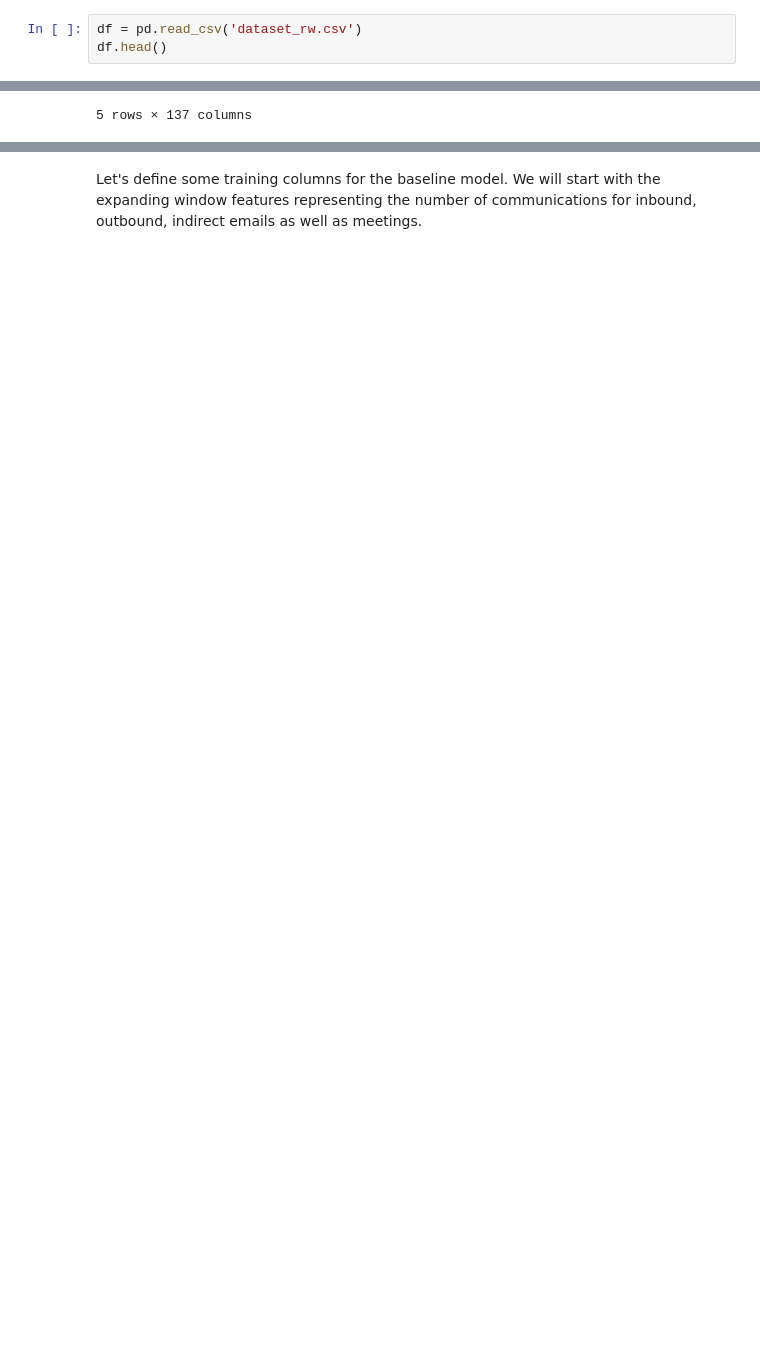
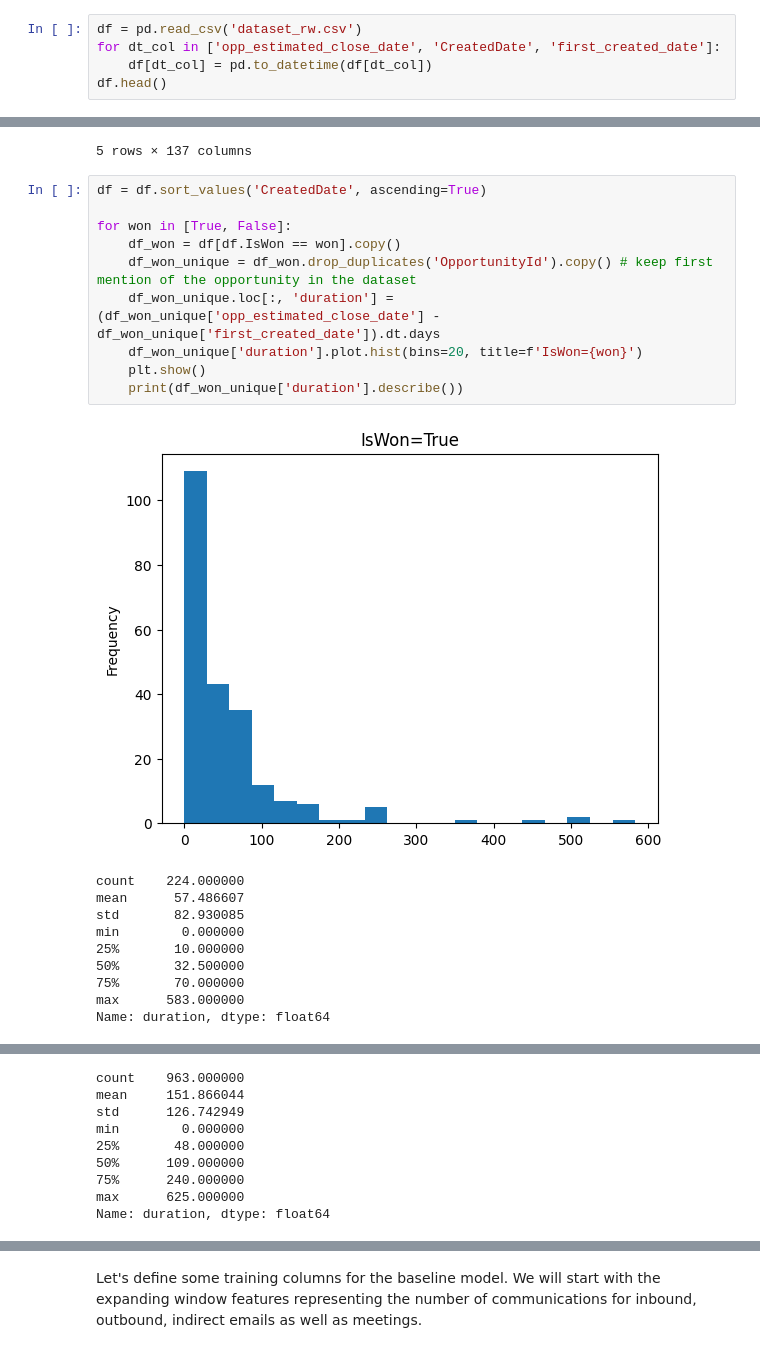
Before and after one commit to viktortsvil/capstone-rg, a Jupyter notebook: Model Training.ipynb, the cells around one changed output, grey strips where cells are left out. Cells and saved outputs as stored; diff of their text form; blank space fills up the shorter version.

```diff
--- a/Model Training.ipynb
+++ b/Model Training.ipynb
@@ -23,6 +26,8 @@ SEED = 123
 We are retrieving the dataset from the file created by the `Data Processing.ipynb` notebook.
 # %%
 df = pd.read_csv('dataset_rw.csv')
+for dt_col in ['opp_estimated_close_date', 'CreatedDate', 'first_created_date']:
+    df[dt_col] = pd.to_datetime(df[dt_col])
 df.head()
 # %% [output]
 |  | Unnamed: 0 | OpportunityId | opp_estimated_close_date | IsWon | CreatedDate | n__fc | owner_included__fc | ... |
@@ -32,3 +37,24 @@ df.head()
 | 3 | 3 | 0061300001IbZXCAA3 | 2023-02-28 | False | 2021-10-12 | 0.0 | 0.0 | ... |
 | 4 | 4 | 0061300001KvHGxAAN | 2022-11-08 | False | 2021-10-12 | 0.0 | 0.0 | ... |
 5 rows × 137 columns
+# %%
+df = df.sort_values('CreatedDate', ascending=True)
+
+for won in [True, False]:
+    df_won = df[df.IsWon == won].copy()
+    df_won_unique = df_won.drop_duplicates('OpportunityId').copy() # keep first mention of the opportunity in the dataset
+    df_won_unique.loc[:, 'duration'] = (df_won_unique['opp_estimated_close_date'] - df_won_unique['first_created_date']).dt.days
+    df_won_unique['duration'].plot.hist(bins=20, title=f'IsWon={won}')
+    plt.show()
+    print(df_won_unique['duration'].describe())
+# %% [output]
+[figure, added]
+count    224.000000
+mean      57.486607
+std       82.930085
+min        0.000000
+25%       10.000000
+50%       32.500000
+75%       70.000000
+max      583.000000
+Name: duration, dtype: float64
@@ -34,0 +62,9 @@ df.head()
+count    963.000000
+mean     151.866044
+std      126.742949
+min        0.000000
+25%       48.000000
+50%      109.000000
+75%      240.000000
+max      625.000000
+Name: duration, dtype: float64
```
Also changed, not shown: parts of 32 cells of this notebook, 2 other files.
